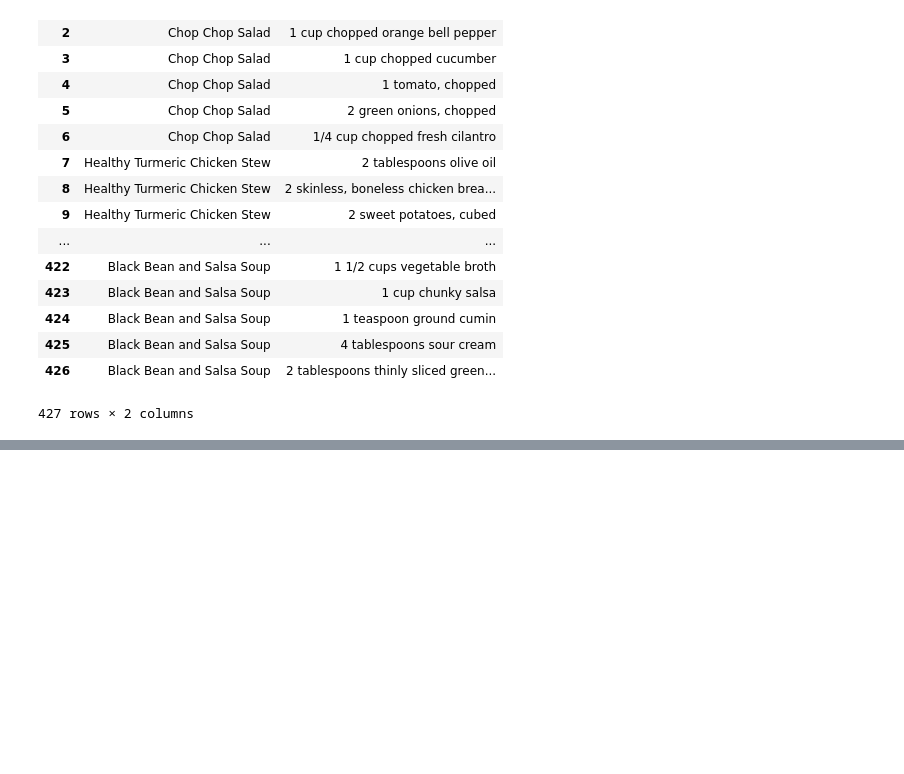
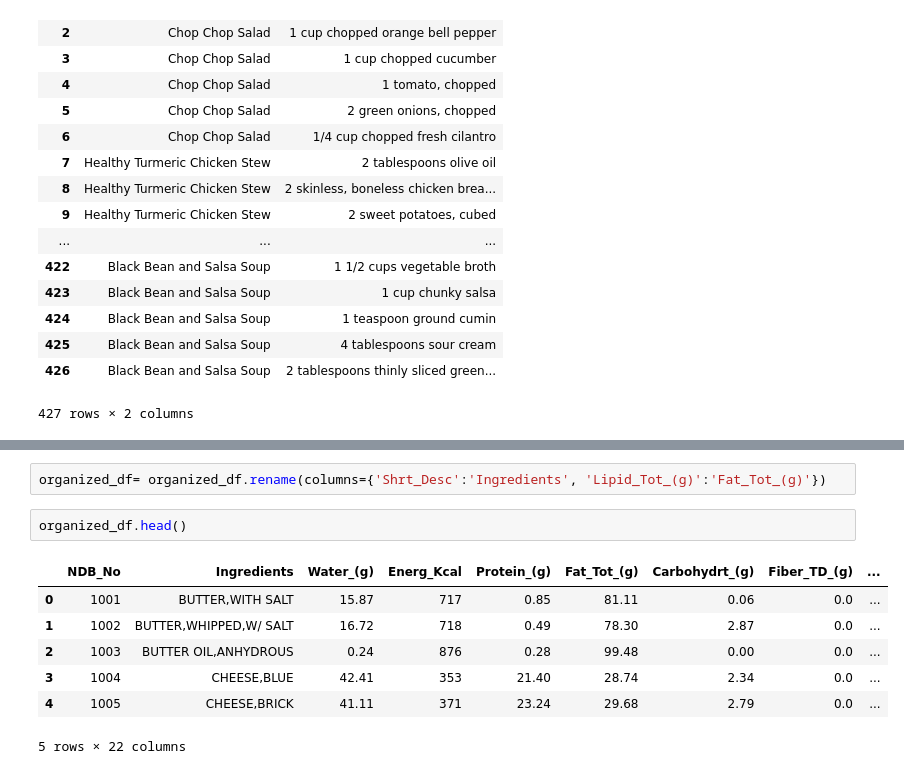
Before and after one commit to techsmj/Extract-Transform-Load-Project, a Jupyter notebook: recipes_csv.ipynb, the cells around one changed output, grey strips where cells are left out. Drawn from its saved outputs; the diff is of its cells as text; blank space fills up the shorter version.

```diff
--- a/recipes_csv.ipynb
+++ b/recipes_csv.ipynb
@@ -116,0 +156,12 @@ recipes_df
+# %%
+organized_df= organized_df.rename(columns={'Shrt_Desc':'Ingredients', 'Lipid_Tot_(g)':'Fat_Tot_(g)'})
+# %%
+organized_df.head()
+# %% [output]
+|  | NDB_No | Ingredients | Water_(g) | Energ_Kcal | Protein_(g) | Fat_Tot_(g) | Carbohydrt_(g) | Fiber_TD_(g) | ... |
+| 0 | 1001 | BUTTER,WITH SALT | 15.87 | 717 | 0.85 | 81.11 | 0.06 | 0.0 | ... |
+| 1 | 1002 | BUTTER,WHIPPED,W/ SALT | 16.72 | 718 | 0.49 | 78.30 | 2.87 | 0.0 | ... |
+| 2 | 1003 | BUTTER OIL,ANHYDROUS | 0.24 | 876 | 0.28 | 99.48 | 0.00 | 0.0 | ... |
+| 3 | 1004 | CHEESE,BLUE | 42.41 | 353 | 21.40 | 28.74 | 2.34 | 0.0 | ... |
+| 4 | 1005 | CHEESE,BRICK | 41.11 | 371 | 23.24 | 29.68 | 2.79 | 0.0 | ... |
+5 rows × 22 columns
```
Also changed, not shown: parts of 10 cells of this notebook, 6 other files.
